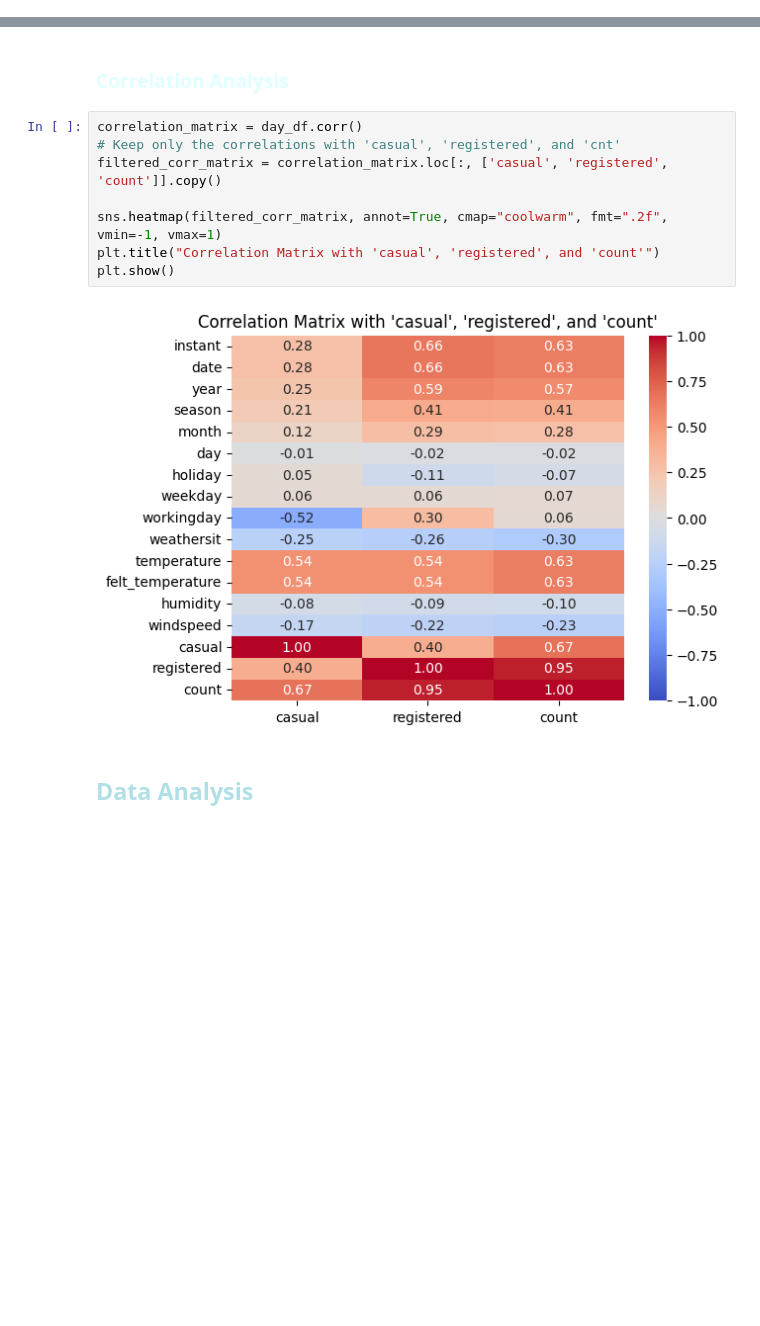
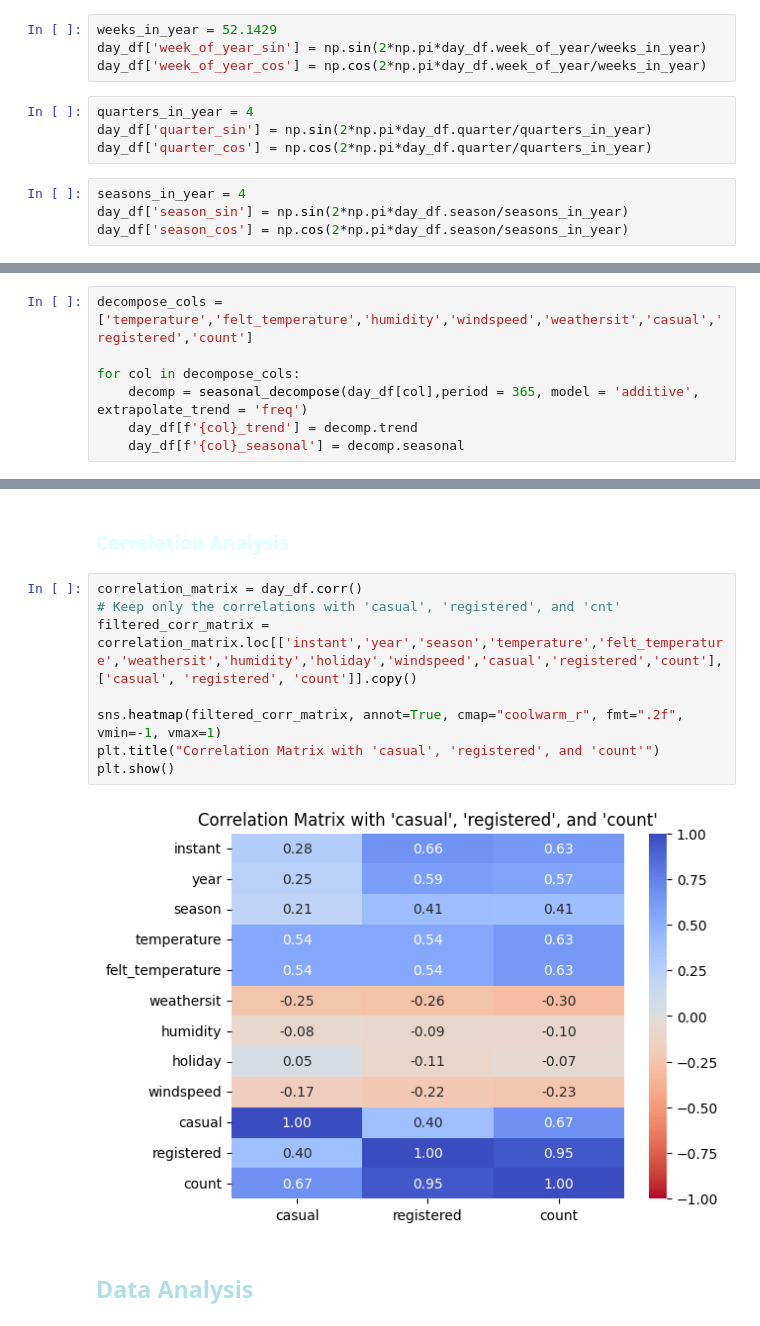
Before and after one commit to ClemRibe/ProjetML, a Jupyter notebook: ProjetML.ipynb, the cells around one changed output, grey strips where cells are left out. Cells and saved outputs as stored; diff of their text form; blank space fills up the shorter version.

```diff
--- a/ProjetML.ipynb
+++ b/ProjetML.ipynb
@@ -62,2 +77,14 @@ hour_features = [feature for feature in hour_df.columns if feature not in target
+# %%
+weeks_in_year = 52.1429
+day_df['week_of_year_sin'] = np.sin(2*np.pi*day_df.week_of_year/weeks_in_year)
+day_df['week_of_year_cos'] = np.cos(2*np.pi*day_df.week_of_year/weeks_in_year)
+# %%
+quarters_in_year = 4
+day_df['quarter_sin'] = np.sin(2*np.pi*day_df.quarter/quarters_in_year)
+day_df['quarter_cos'] = np.cos(2*np.pi*day_df.quarter/quarters_in_year)
+# %%
+seasons_in_year = 4
+day_df['season_sin'] = np.sin(2*np.pi*day_df.season/seasons_in_year)
+day_df['season_cos'] = np.cos(2*np.pi*day_df.season/seasons_in_year)
 # %%
 day_df.head()
@@ -71,0 +101,7 @@ day_df.head()
+# %%
+decompose_cols = ['temperature','felt_temperature','humidity','windspeed','weathersit','casual','registered','count']
+
+for col in decompose_cols:
+    decomp = seasonal_decompose(day_df[col],period = 365, model = 'additive', extrapolate_trend = 'freq')
+    day_df[f'{col}_trend'] = decomp.trend
+    day_df[f'{col}_seasonal'] = decomp.seasonal
@@ -300,13 +379,13 @@ plt.grid(False)
 # %%
 correlation_matrix = day_df.corr()
 # Keep only the correlations with 'casual', 'registered', and 'cnt'
-filtered_corr_matrix = correlation_matrix.loc[:, ['casual', 'registered', 'count']].copy()
+filtered_corr_matrix = correlation_matrix.loc[['instant','year','season','temperature','felt_temperature','weathersit','humidity','holiday','windspeed','casual','registered','count'], ['casual', 'registered', 'count']].copy()
 
-sns.heatmap(filtered_corr_matrix, annot=True, cmap="coolwarm", fmt=".2f", vmin=-1, vmax=1)
+sns.heatmap(filtered_corr_matrix, annot=True, cmap="coolwarm_r", fmt=".2f", vmin=-1, vmax=1)
 plt.title("Correlation Matrix with 'casual', 'registered', and 'count'")
 plt.show()
 # %% [output]
-[figure, old version]
+[figure, new version]
 # %% [markdown]
 ## <span style="color:powderblue">**Data Analysis**</span>
 # %% [markdown]
```
Also changed, not shown: parts of 41 cells of this notebook.
